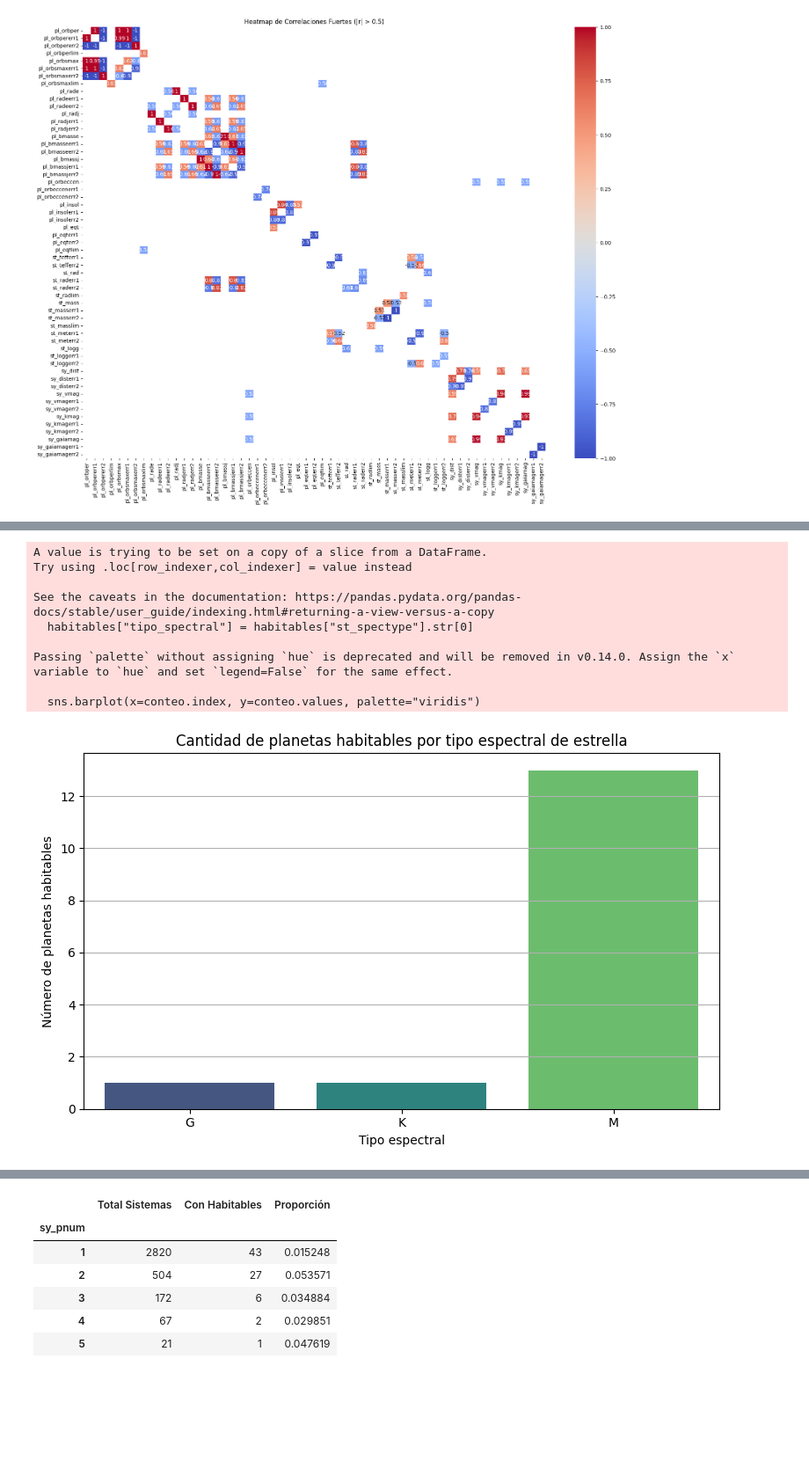
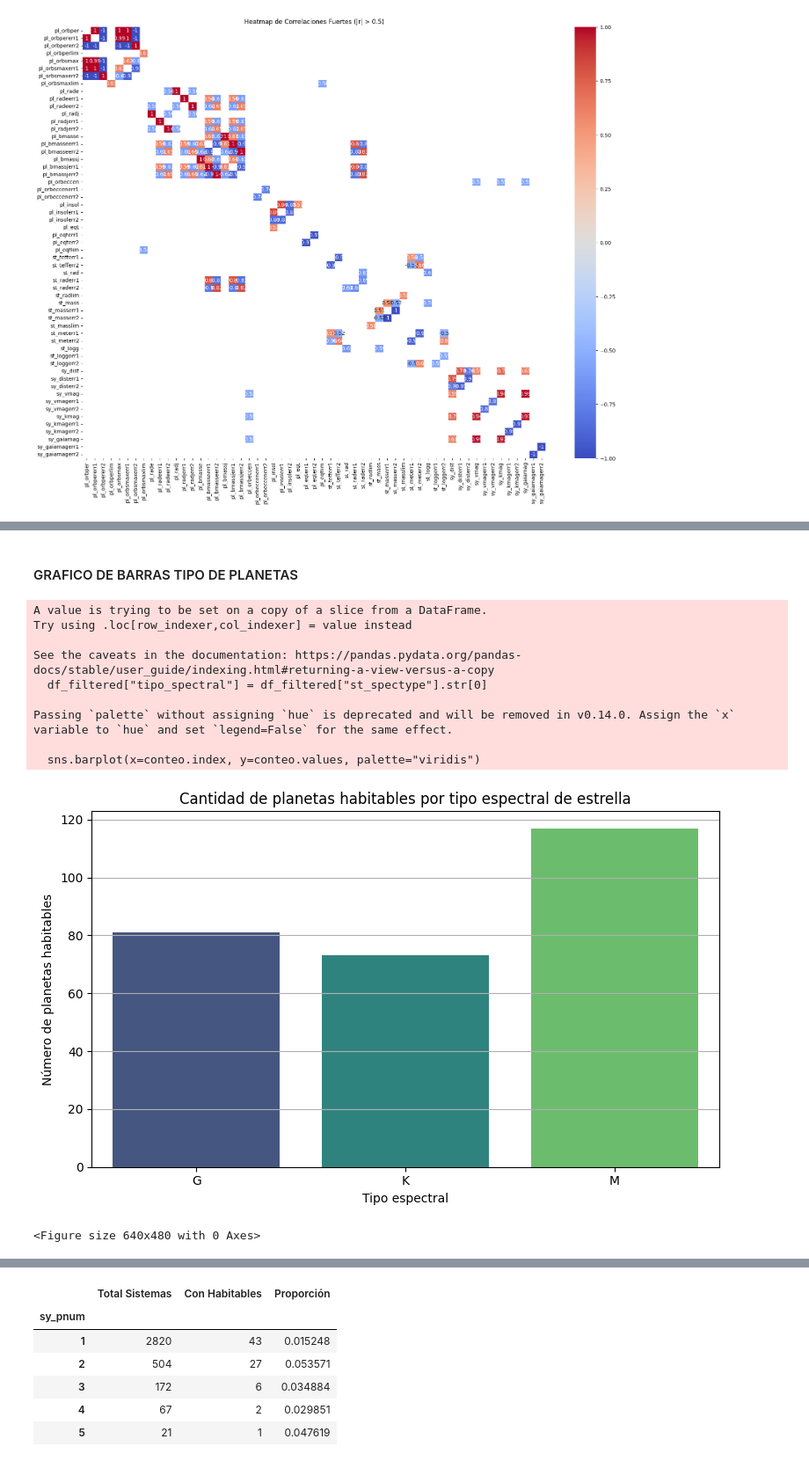
Before and after one commit to ana-macias/EDA-Astronomia, a Jupyter notebook: Notebooks/Memoria_EDA.ipynb, the cells around one changed output, grey strips where cells are left out. Shown at 88% size. Saved outputs shown, nothing was run; the diff lists cells and outputs as text; code cells hidden in the pictures; blank space fills up the shorter version.

```diff
--- a/Notebooks/Memoria_EDA.ipynb
+++ b/Notebooks/Memoria_EDA.ipynb
@@ -490,16 +463,0 @@ Estrellas G: ~5,300–6,000 K; estrellas K: ~3,900–5,300 K.
-# %%
-df = df.dropna(subset=["pl_bmasse", "pl_eqt", "pl_insol", "st_spectype","discoverymethod"]).copy()
-df["st_spectype"] = df["st_spectype"].astype(str).str.upper().str.strip()
-
-# Filtrar planetas habitables
-habitables = df[
-    (df["pl_bmasse"] >= 0.5) & (df["pl_bmasse"] <= 20) & # Cambio de masa del planeta
-    (df["pl_eqt"] >= 200) & (df["pl_eqt"] <= 320) &
-    (df["pl_insol"] >= 0.35) & (df["pl_insol"] <= 2)
-]
-
-# Dividir por tipo espectral
-habitables_GK = habitables[habitables["st_spectype"].str.startswith(("G", "K", "M"))]
-habitables_otras = habitables[~habitables["st_spectype"].str.startswith(("G", "K", "M"))]
-
-habitables_GK
@@ -522,0 +464,20 @@ habitables_GK
+# %%
+# Filtrar filas donde el tipo espectral comienza con G, K o M
+df_filtered = df[df['st_spectype'].str.startswith(('G', 'K', 'M'), na=False)]
+
+def espectral_valida(row):
+    tipo = row['st_spectype'][0]  # primera letra
+    temp = row['st_teff']
+    if tipo == 'G':
+        return 5300 <= temp <= 6000
+    elif tipo == 'K':
+        return 3900 <= temp <= 5300
+    elif tipo == 'M':
+        return 2000 <= temp <= 3500
+    return False
+
+# Aplicar la función para crear una nueva columna de verificación
+df_filtered['teff_valida'] = df_filtered.apply(espectral_valida, axis=1)
+
+df_filtered[['pl_name', 'st_spectype', 'st_teff', 'teff_valida']]
+df_filtered
@@ -523,24 +503,28 @@ habitables_GK
+# %% [markdown]
+#### GRAFICO DE BARRAS TIPO DE PLANETAS
 # %%
 # Agrupar y contar los tipos espectrales (primer carácter)
-habitables["tipo_spectral"] = habitables["st_spectype"].str[0]
-conteo = habitables["tipo_spectral"].value_counts().sort_index()
+df_filtered["tipo_spectral"] = df_filtered["st_spectype"].str[0]
+conteo = df_filtered["tipo_spectral"].value_counts().sort_index()
 
 plt.figure(figsize=(8, 5))
 sns.barplot(x=conteo.index, y=conteo.values, palette="viridis")
 plt.title("Cantidad de planetas habitables por tipo espectral de estrella")
 plt.xlabel("Tipo espectral")
 plt.ylabel("Número de planetas habitables")
 plt.grid(True, axis='y')
 plt.tight_layout()
 plt.show()
+plt.savefig('../Imagenes/BarrasPlanetas.jpg');
 # %% [output]
 A value is trying to be set on a copy of a slice from a DataFrame.
 Try using .loc[row_indexer,col_indexer] = value instead
 
 See the caveats in the documentation: https://pandas.pydata.org/pandas-docs/stable/user_guide/indexing.html#returning-a-view-versus-a-copy
-  habitables["tipo_spectral"] = habitables["st_spectype"].str[0]
+  df_filtered["tipo_spectral"] = df_filtered["st_spectype"].str[0]
 
 Passing `palette` without assigning `hue` is deprecated and will be removed in v0.14.0. Assign the `x` variable to `hue` and set `legend=False` for the same effect.
 
   sns.barplot(x=conteo.index, y=conteo.values, palette="viridis")
-[figure, old version]
+[figure, new version]
+<Figure size 640x480 with 0 Axes>
```
Also changed, not shown: parts of 73 cells of this notebook, 17 other files.
